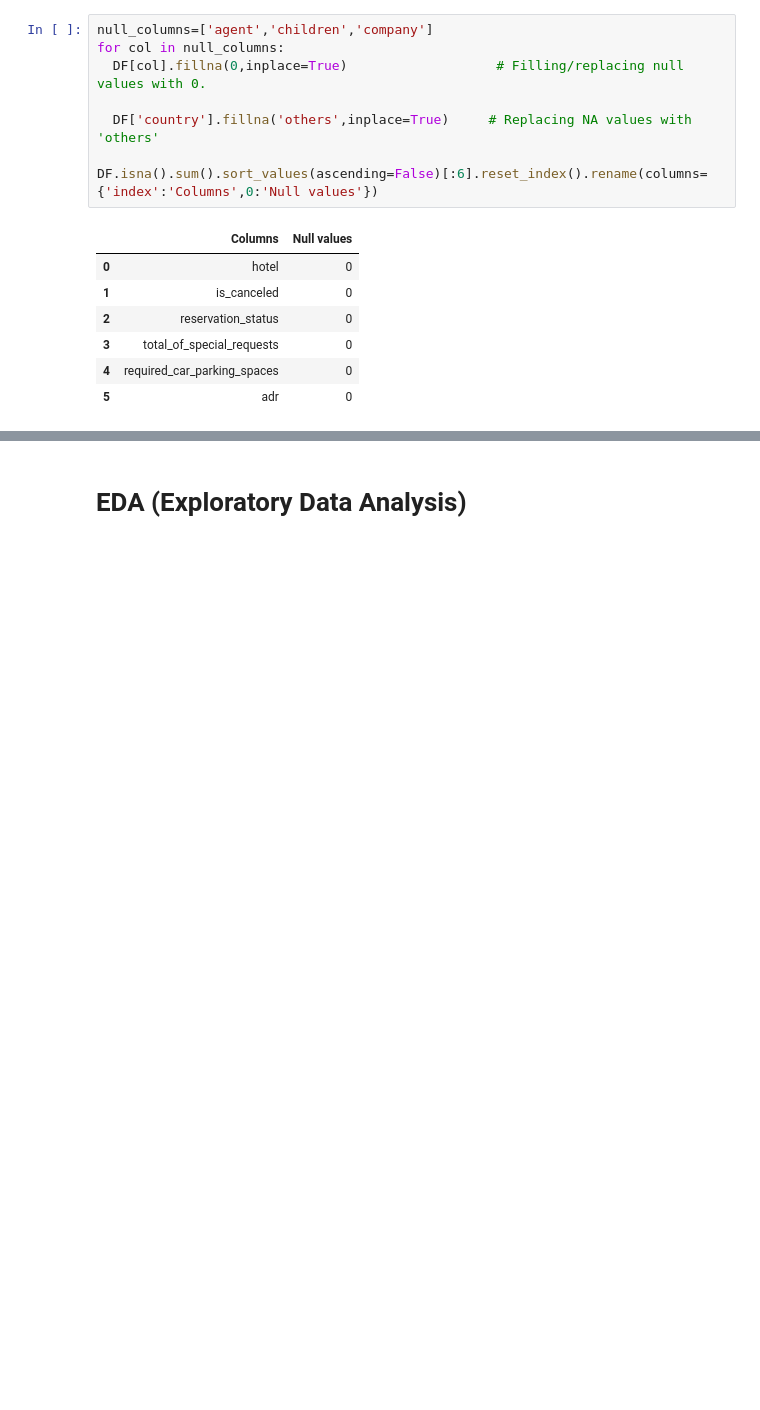
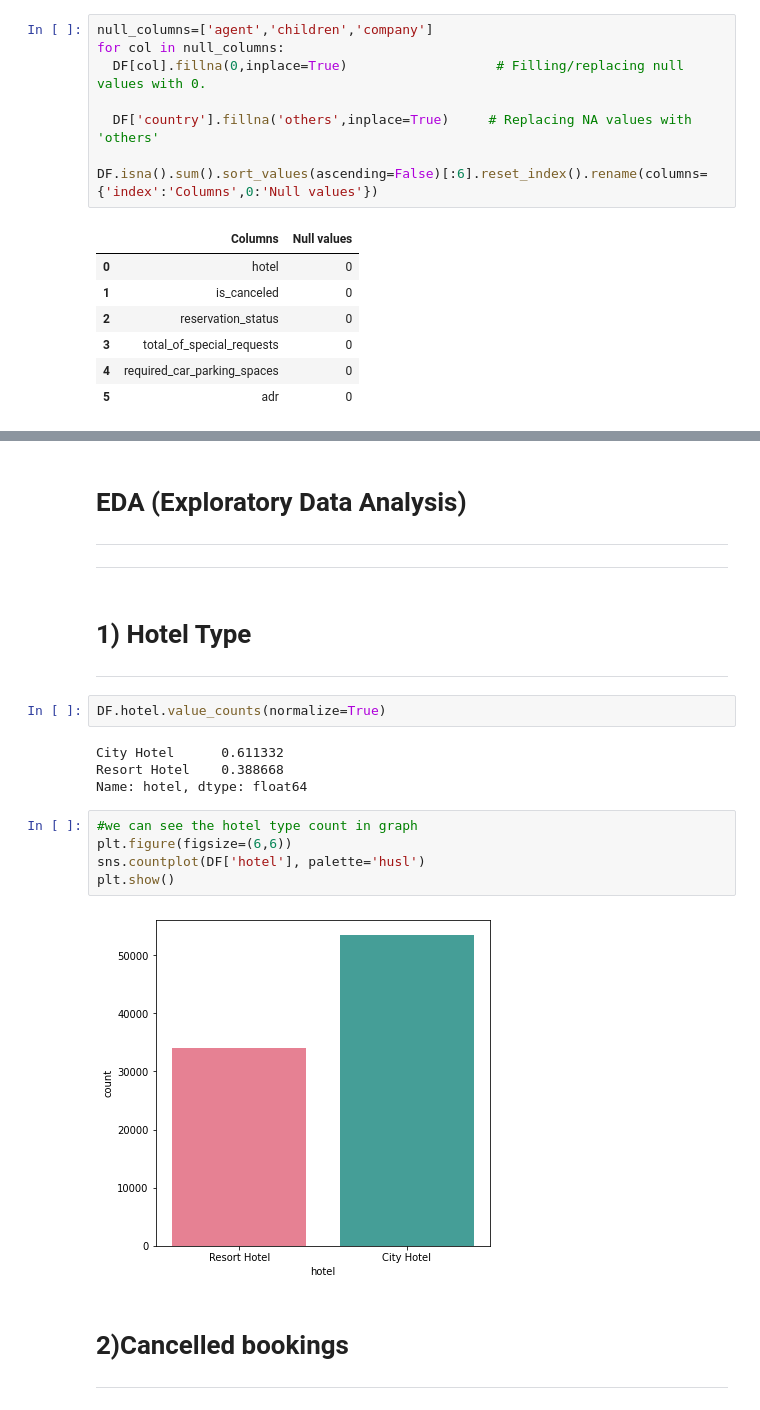
Before and after one commit to pratikghodke777/Hotel-Booking-Analysis---Capstone-Project-, a Jupyter notebook: Hotel_Booking_Analysis_Capstone_Project_(1).ipynb, the cells around one changed output, grey strips where cells are left out. Saved outputs shown, nothing was run; the diff lists cells and outputs as text; blank space fills up the shorter version.

```diff
--- a/Hotel_Booking_Analysis_Capstone_Project_(1).ipynb
+++ b/Hotel_Booking_Analysis_Capstone_Project_(1).ipynb
@@ -237,2 +266,29 @@ DF.isna().sum().sort_values(ascending=False)[:6].reset_index().rename(columns={'
 # %% [markdown]
 # **EDA (Exploratory Data Analysis)**
+
+---
+
+
+
+---
+# %% [markdown]
+# **1) Hotel Type**
+
+---
+# %%
+DF.hotel.value_counts(normalize=True)
+# %% [output]
+City Hotel      0.611332
+Resort Hotel    0.388668
+Name: hotel, dtype: float64
+# %%
+#we can see the hotel type count in graph
+plt.figure(figsize=(6,6))
+sns.countplot(DF['hotel'], palette='husl')
+plt.show()
+# %% [output]
+[figure, added]
+# %% [markdown]
+# **2)Cancelled bookings**
+
+---
```
Also changed, not shown: parts of 43 cells of this notebook.
